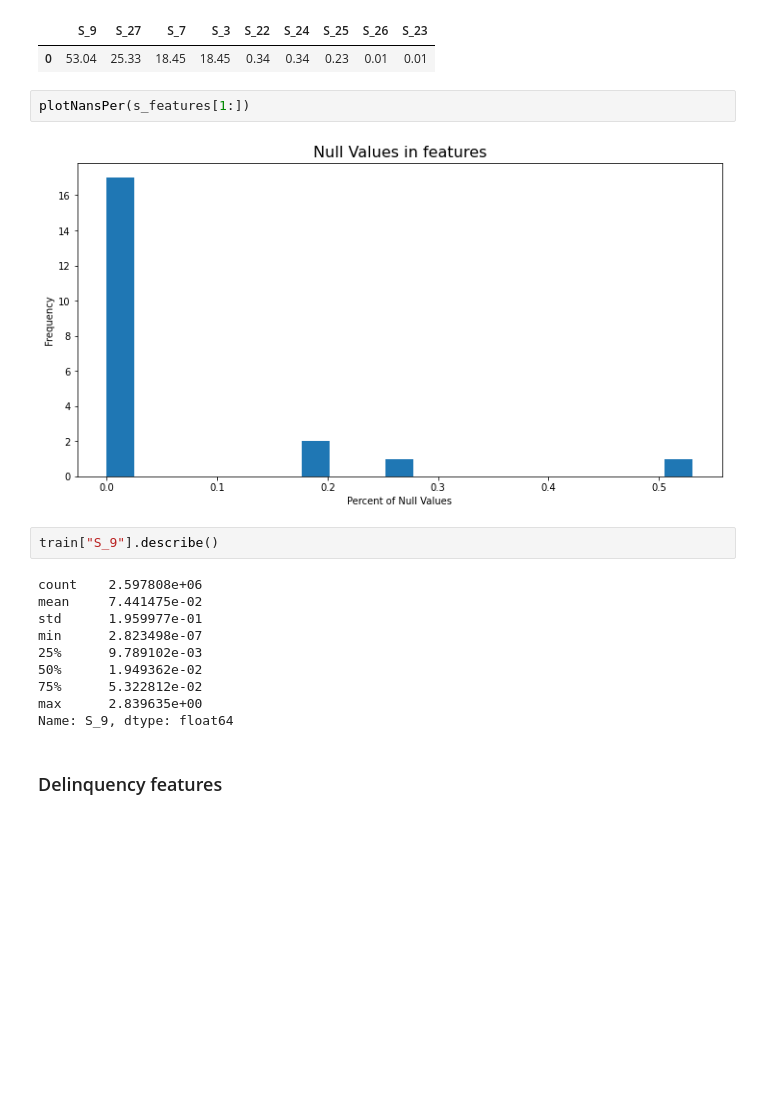
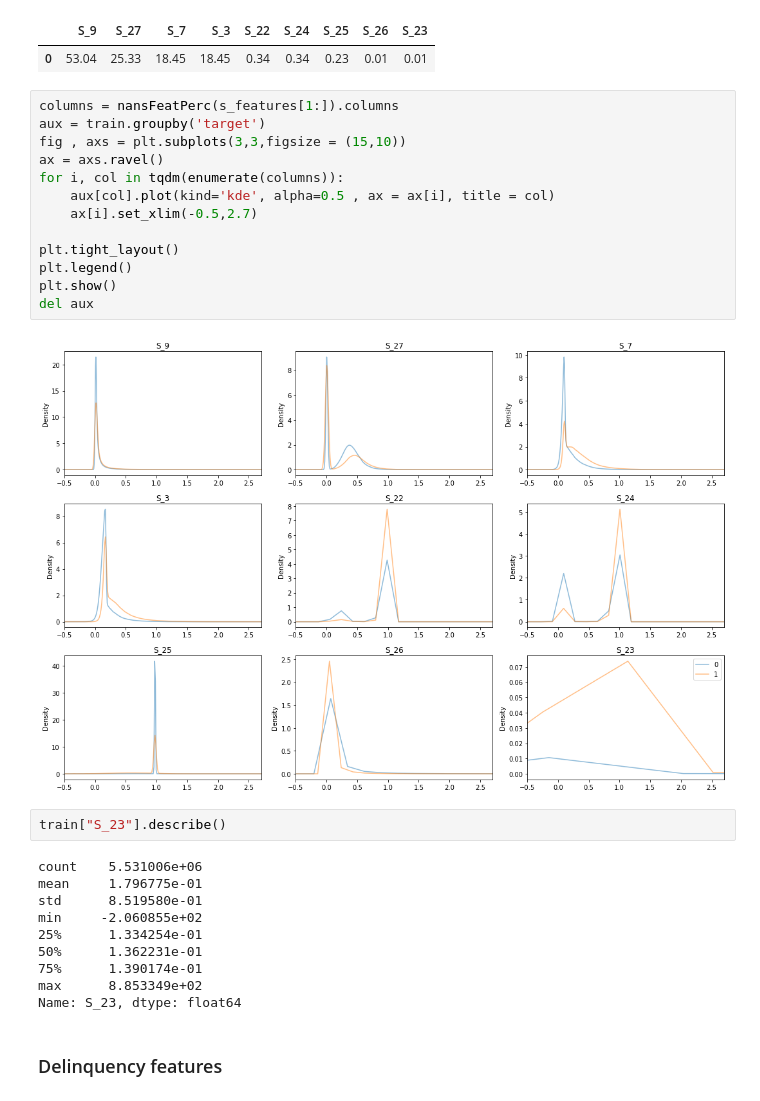
Before and after one commit to bereamanuel/AMEX-default-prediction, a Jupyter notebook: amex-eda.ipynb, the cells around one changed output. Drawn from its saved outputs; the diff is of its cells as text; blank space fills up the shorter version.

```diff
--- a/amex-eda.ipynb
+++ b/amex-eda.ipynb
@@ -218,21 +224,32 @@ nansFeatPerc(s_features[1:])
 # %% [output]
 |  | S_9 | S_27 | S_7 | S_3 | S_22 | S_24 | S_25 | S_26 | S_23 |
 | 0 | 53.04 | 25.33 | 18.45 | 18.45 | 0.34 | 0.34 | 0.23 | 0.01 | 0.01 |
-# %%
-plotNansPer(s_features[1:])
-# %% [output]
-[figure, removed]
+# %%
+columns = nansFeatPerc(s_features[1:]).columns
+aux = train.groupby('target')
+fig , axs = plt.subplots(3,3,figsize = (15,10))
+ax = axs.ravel()
+for i, col in tqdm(enumerate(columns)):
+    aux[col].plot(kind='kde', alpha=0.5 , ax = ax[i], title = col)
+    ax[i].set_xlim(-0.5,2.7)
+
+plt.tight_layout()
+plt.legend()
+plt.show()
+del aux
+# %% [output]
+[figure, added]
 # %%
-train["S_9"].describe()
+train["S_23"].describe()
 # %% [output]
-count    2.597808e+06
-mean     7.441475e-02
-std      1.959977e-01
-min      2.823498e-07
-25%      9.789102e-03
-50%      1.949362e-02
-75%      5.322812e-02
-max      2.839635e+00
-Name: S_9, dtype: float64
+count    5.531006e+06
+mean     1.796775e-01
+std      8.519580e-01
+min     -2.060855e+02
+25%      1.334254e-01
+50%      1.362231e-01
+75%      1.390174e-01
+max      8.853349e+02
+Name: S_23, dtype: float64
 # %% [markdown]
 ### Delinquency features
```
Also changed, not shown: parts of 4 cells of this notebook.
